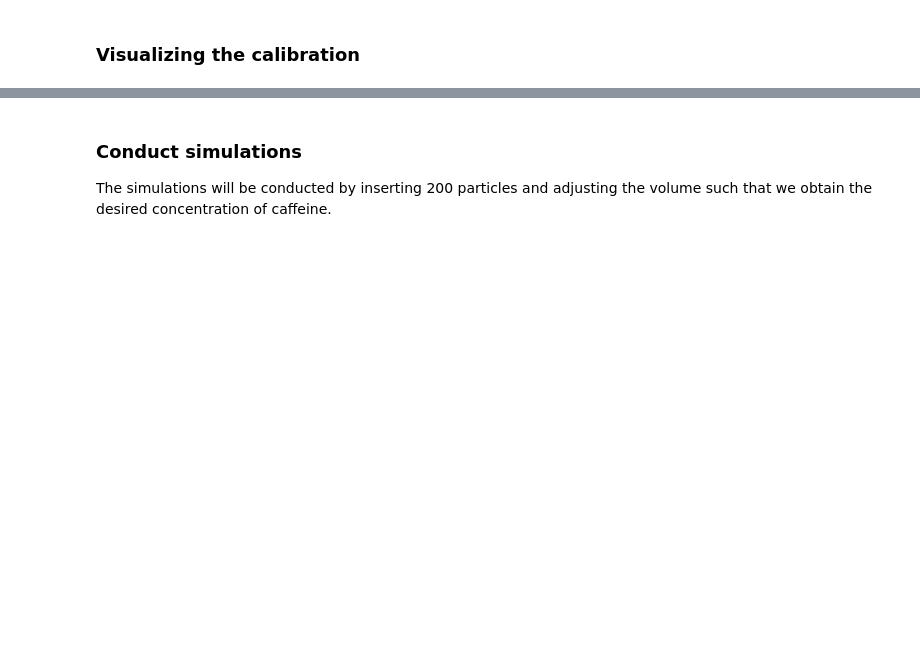
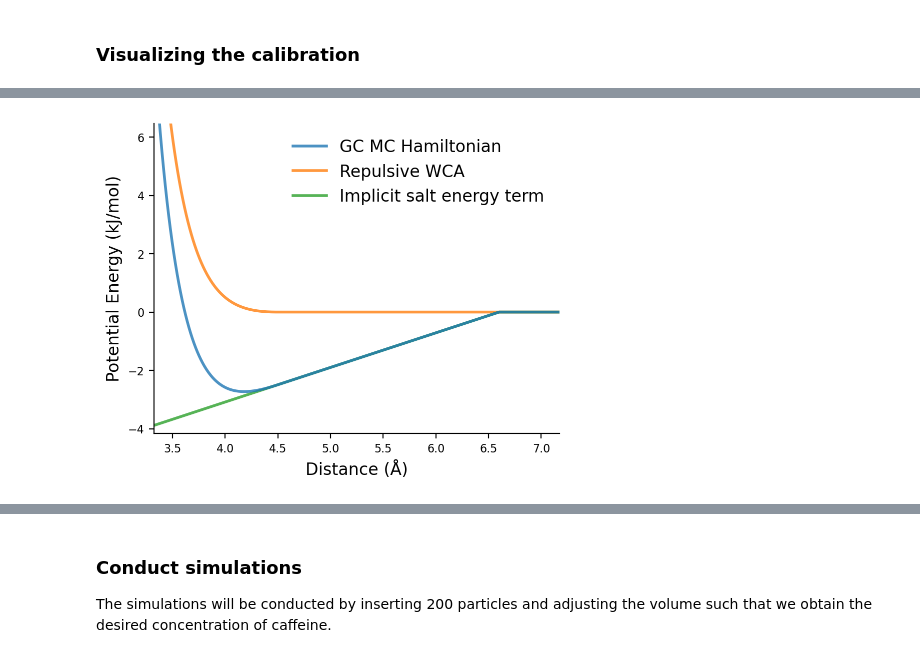
Before and after one commit to mlund/SI-caffeine-surface-area, a Jupyter notebook: CG_MC_Simulations.ipynb, the cells around one changed output, grey strips where cells are left out. Cells and saved outputs as stored; diff of their text form; code cells hidden in the pictures; blank space fills up the shorter version.

```diff
--- a/CG_MC_Simulations.ipynb
+++ b/CG_MC_Simulations.ipynb
@@ -189,0 +392,31 @@ fig.savefig('Figures/Osmotic_coefficient.pdf', bbox_inches='tight')
+# %%
+fig, ax = plt.subplots(nrows=1, ncols=1, figsize=(5,4))
+
+distances = np.arange(3.0, 8, 0.001)
+U         = np.zeros(shape=(len(distances)))
+WCA       = np.zeros(shape=(len(distances)))
+salt_term = np.zeros(shape=(len(distances)))
+
+for i, distance in enumerate(distances):
+    U[i], WCA[i], salt_term[i] = pseudoSASAEnergy(distance, sigma1=4.0, sigma2=4.0, probe_radius=1.3, gamma1=0.0572,
+                                                   gamma2=0.0572, epsilon1=0.5, epsilon2=0.5, decomposed=True, shifted=True)
+
+ax.plot(distances, U, label='GC MC Hamiltonian', linewidth=2, zorder=10, alpha=0.8)
+ax.plot(distances, WCA, label='Repulsive WCA', linewidth=2, alpha=0.8)
+ax.plot(distances, salt_term, label='Implicit salt energy term', linewidth=2, alpha=0.8)
+
+
+
+ax.set_xlabel('Distance (Å)', fontsize=12)
+ax.set_ylabel('Potential Energy (kJ/mol)', fontsize=12)
+ax.tick_params(axis='both', which='major', labelsize=8)
+ax.spines['right'].set_visible(False)
+ax.spines['top'].set_visible(False)
+ax.legend(loc=0, frameon=0, fontsize=12)
+ax.set_xlim(3.325, 7.174)
+ax.set_ylim(-4.159, 6.456)
+
+fig.tight_layout()
+fig.savefig('Figures/GC_MC_Potential_Decomposition.pdf', bbox_inches='tight')
+# %% [output]
+[figure, added]
```
Also changed, not shown: parts of 16 cells of this notebook, 7 other files.
